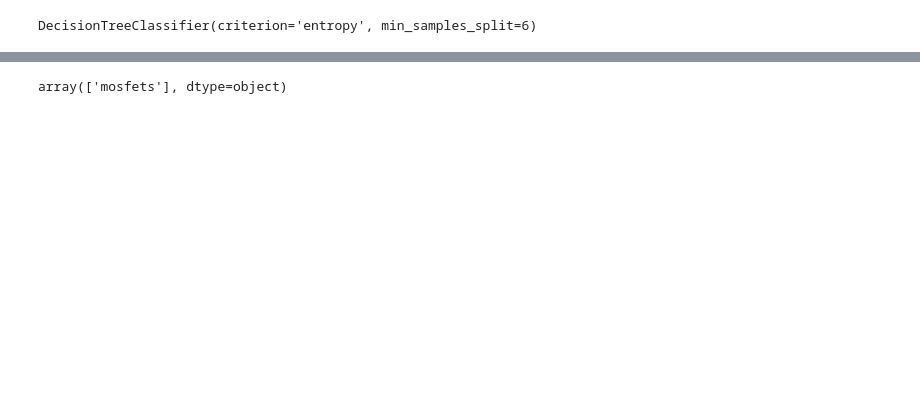
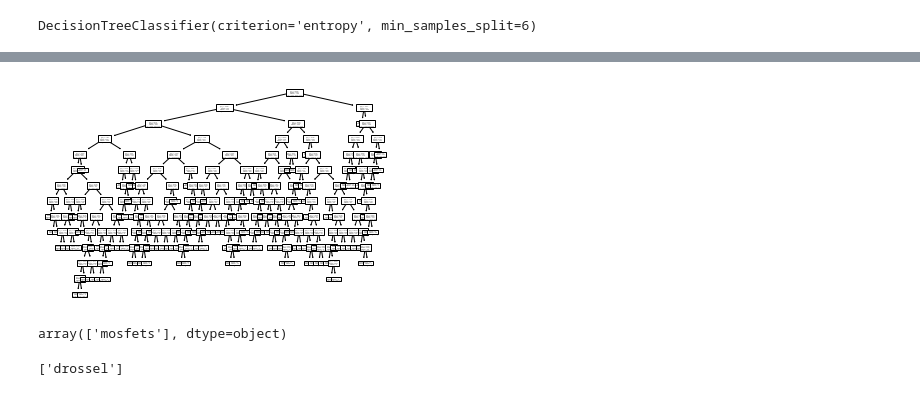
Before and after one commit to sandrosage/Monitoring_Converter_ML, a Jupyter notebook: machine_learning_part.ipynb, the cells around one changed output, grey strips where cells are left out. Drawn from its saved outputs; the diff is of its cells as text; code cells hidden in the pictures; blank space fills up the shorter version.

```diff
--- a/machine_learning_part.ipynb
+++ b/machine_learning_part.ipynb
@@ -32,2 +39,10 @@ Accuracy of Decision Tree: 99.81%
+# %%
+import matplotlib.pyplot as plt
+
+# visualize the architecture and decision making of the Decision Tree
+plot_tree(final_model)
+plt.show()
+# %% [output]
+[figure, added]
 # %%
 import numpy as np
@@ -37,3 +54,13 @@ arr = np.array([
 final_model.predict(arr)
 # %% [output]
 array(['mosfets'], dtype=object)
+# %%
+import pickle
+
+# should try to transform the model into a binary file
+s = pickle.dumps(final_model)
+clf2 = pickle.loads(s)
+print(clf2.predict(X[0:1]))
+# print(X[0:1])
+# %% [output]
+['drossel']
```
Also changed, not shown: parts of 8 cells of this notebook, 1 other file.
